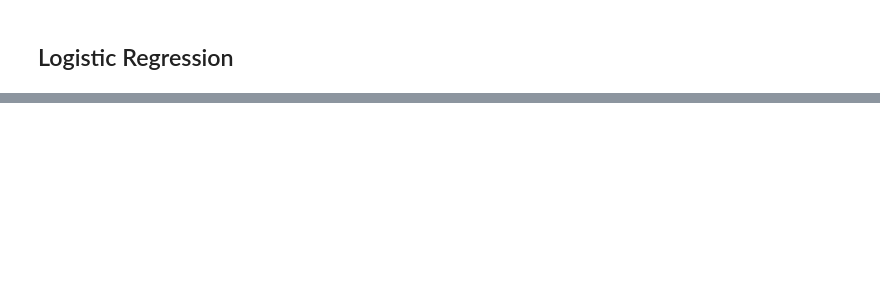
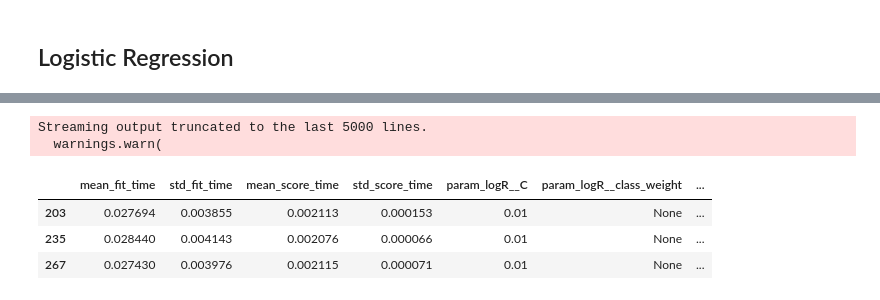
Before and after one commit to AshwinAshok3/Personal-Loan, a Jupyter notebook: Capstone_Project___Thera_Bank_Personal_Loan_Campain___Jupyter_Notebook_(1).ipynb, the cells around one changed output, grey strips where cells are left out. Saved outputs shown, nothing was run; the diff lists cells and outputs as text; code cells hidden in the pictures; blank space fills up the shorter version.

```diff
--- a/Capstone_Project___Thera_Bank_Personal_Loan_Campain___Jupyter_Notebook_(1).ipynb
+++ b/Capstone_Project___Thera_Bank_Personal_Loan_Campain___Jupyter_Notebook_(1).ipynb
@@ -526,0 +513,31 @@ Please also refer to the documentation for alternative solver options:
+# %%
+# --- Pipeline Definition ---
+logR_pipeline = Pipeline([('logR', LogisticRegression(random_state=53))])
+
+logR_params = {
+    'logR__penalty': ['l1', 'l2', 'elasticnet', 'none'],
+    'logR__C': [0.01, 0.1, 1, 10, 100, 1000],
+    'logR__solver': ['liblinear', 'lbfgs', 'newton-cg', 'saga'],
+    'logR__multi_class': ['ovr', 'multinomial'],
+    'logR__class_weight': [None, 'balanced'],
+    'logR__max_iter': [100, 200, 500],
+    'logR__l1_ratio': [0, 0.25, 0.5, 0.75, 1],  # Only when using 'elasticnet'
+    'logR__n_jobs': [-1]  # Use all available CPU cores
+}
+# %%
+# Fitting the grid search fro logistic regression parameters
+logR_grid = GridSearchCV(logR_pipeline, logR_params , cv=5, scoring='accuracy')
+logR_grid.fit(X_train, y_train)
+
+
+# getting the results for logistic regressions
+logR_model = logR_grid.cv_results_
+logR_model_df = pd.DataFrame(logR_model)
+logR_model_df[logR_model_df['rank_test_score']==1]
+# %% [output]
+Streaming output truncated to the last 5000 lines.
+  warnings.warn(
+|  | mean_fit_time | std_fit_time | mean_score_time | std_score_time | param_logR__C | param_logR__class_weight | ... |
+| 203 | 0.027694 | 0.003855 | 0.002113 | 0.000153 | 0.01 | None | ... |
+| 235 | 0.028440 | 0.004143 | 0.002076 | 0.000066 | 0.01 | None | ... |
+| 267 | 0.027430 | 0.003976 | 0.002115 | 0.000071 | 0.01 | None | ... |
```
Also changed, not shown: parts of 24 cells of this notebook.
